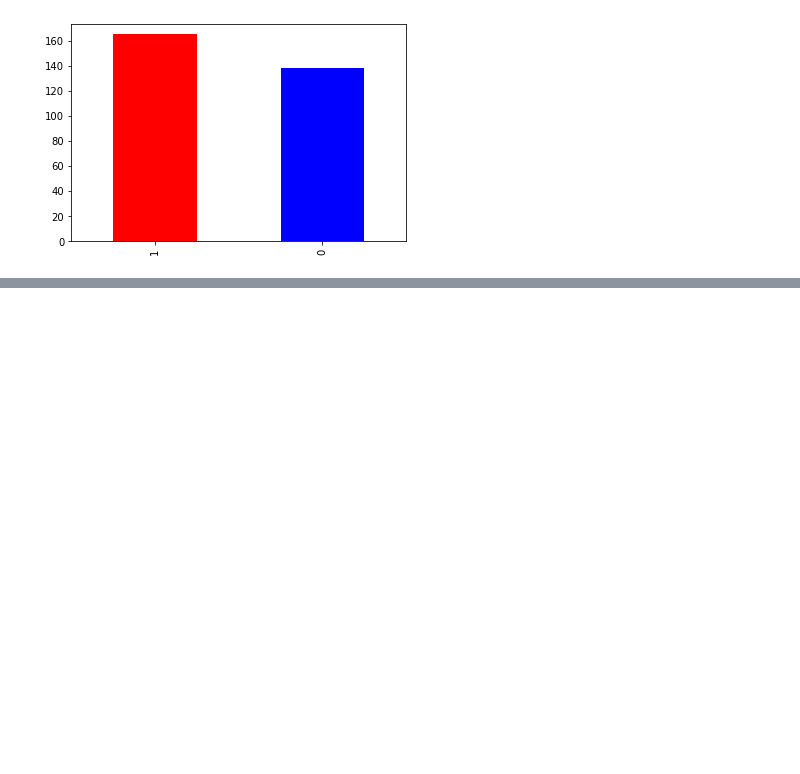
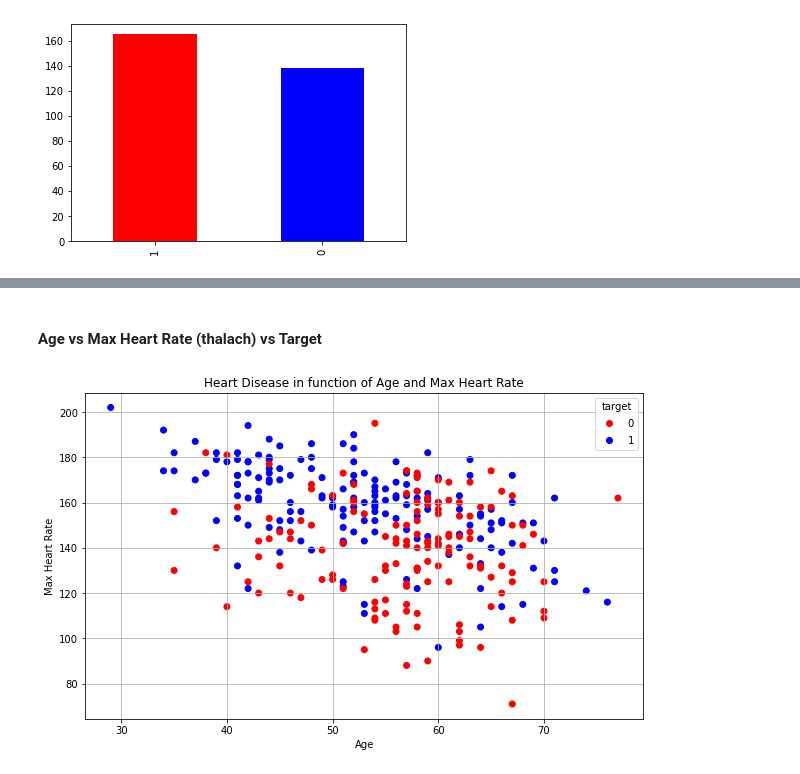
Before and after one commit to crysqrlkys/heart-disease-classification, a Jupyter notebook: notebooks/heart-disease-classification.ipynb, the cells around one changed output, grey strips where cells are left out. Cells and saved outputs as stored; diff of their text form; code cells hidden in the pictures; blank space fills up the shorter version.

```diff
--- a/notebooks/heart-disease-classification.ipynb
+++ b/notebooks/heart-disease-classification.ipynb
@@ -159,0 +209,12 @@ df.describe()
+# %% [markdown]
+#### Age vs Max Heart Rate (thalach) vs Target
+# %%
+fig, ax = plt.subplots(figsize=(10, 6))
+scatter = ax.scatter(df.age, df.thalach, c=df.target, cmap='bwr_r', label=df.target)
+ax.set_title('Heart Disease in function of Age and Max Heart Rate')
+ax.set_ylabel('Max Heart Rate')
+ax.set_xlabel('Age')
+ax.grid(True)
+ax.legend(*scatter.legend_elements(), title='target');
+# %% [output]
+[figure, added]
```
Also changed, not shown: parts of 20 cells of this notebook.
